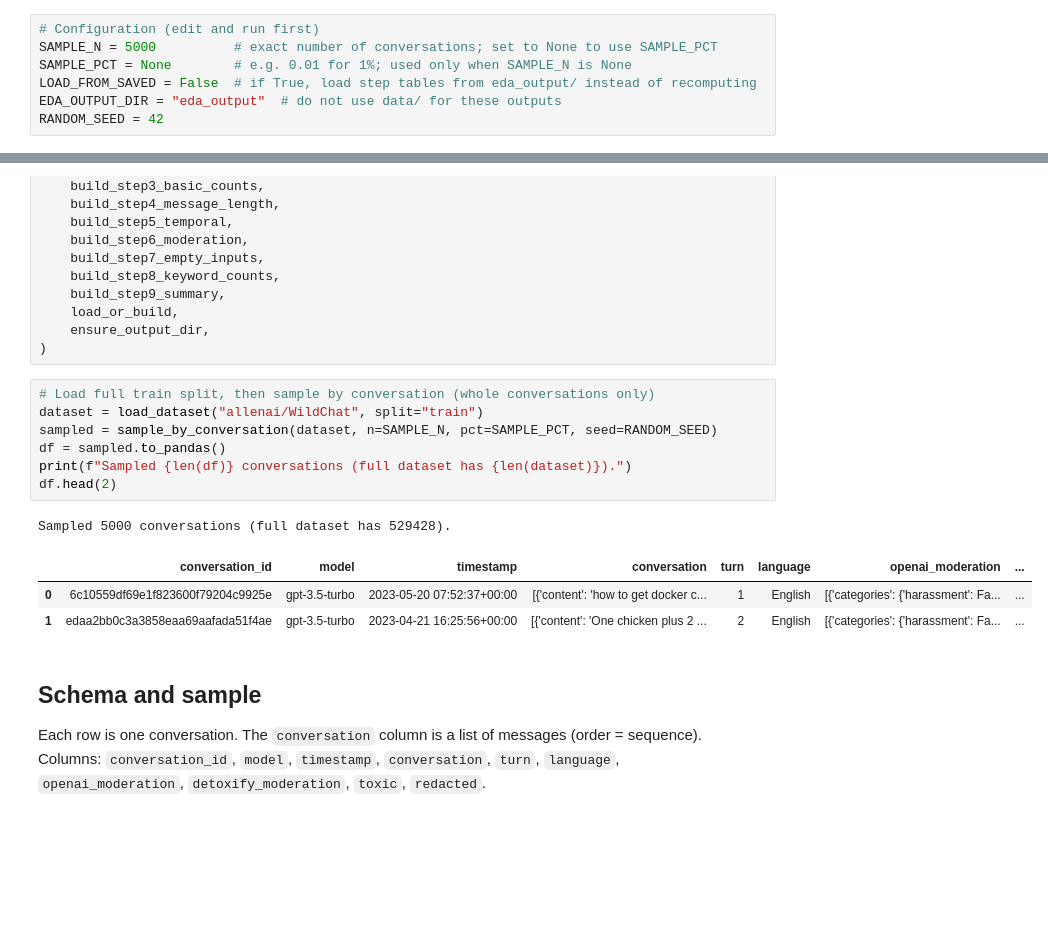
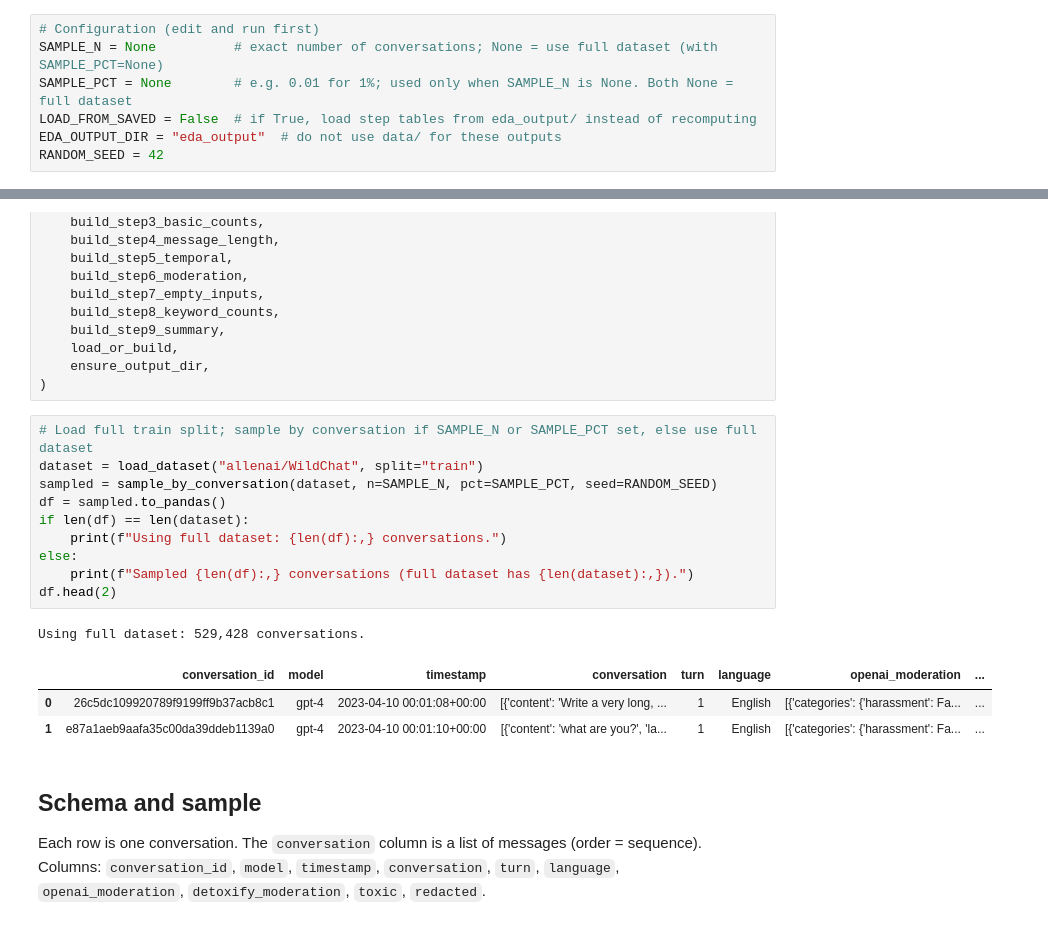
Before and after one commit to lonelysun1990/wild_chat, a Jupyter notebook: explore.ipynb, the cells around one changed output, grey strips where cells are left out. Drawn from its saved outputs; the diff is of its cells as text; blank space fills up the shorter version.

```diff
--- a/explore.ipynb
+++ b/explore.ipynb
@@ -5,8 +5,8 @@ Exploratory data analysis of the [WildChat](https://huggingface.co/datasets/alle
 Mid-stage tables are saved under `eda_output/` (not under `data/`). Set `LOAD_FROM_SAVED = True` to load from disk instead of recomputing.
 # %%
 # Configuration (edit and run first)
-SAMPLE_N = 5000          # exact number of conversations; set to None to use SAMPLE_PCT
-SAMPLE_PCT = None        # e.g. 0.01 for 1%; used only when SAMPLE_N is None
+SAMPLE_N = None          # exact number of conversations; None = use full dataset (with SAMPLE_PCT=None)
+SAMPLE_PCT = None        # e.g. 0.01 for 1%; used only when SAMPLE_N is None. Both None = full dataset
 LOAD_FROM_SAVED = False  # if True, load step tables from eda_output/ instead of recomputing
 EDA_OUTPUT_DIR = "eda_output"  # do not use data/ for these outputs
 RANDOM_SEED = 42
@@ -28,17 +28,20 @@ from eda_utils import (
     ensure_output_dir,
 )
 # %%
-# Load full train split, then sample by conversation (whole conversations only)
+# Load full train split; sample by conversation if SAMPLE_N or SAMPLE_PCT set, else use full dataset
 dataset = load_dataset("allenai/WildChat", split="train")
 sampled = sample_by_conversation(dataset, n=SAMPLE_N, pct=SAMPLE_PCT, seed=RANDOM_SEED)
 df = sampled.to_pandas()
-print(f"Sampled {len(df)} conversations (full dataset has {len(dataset)}).")
+if len(df) == len(dataset):
+    print(f"Using full dataset: {len(df):,} conversations.")
+else:
+    print(f"Sampled {len(df):,} conversations (full dataset has {len(dataset):,}).")
 df.head(2)
 # %% [output]
-Sampled 5000 conversations (full dataset has 529428).
+Using full dataset: 529,428 conversations.
 |  | conversation_id | model | timestamp | conversation | turn | language | openai_moderation | ... |
-| 0 | 6c10559df69e1f823600f79204c9925e | gpt-3.5-turbo | 2023-05-20 07:52:37+00:00 | [{'content': 'how to get docker c... | 1 | English | [{'categories': {'harassment': Fa... | ... |
-| 1 | edaa2bb0c3a3858eaa69aafada51f4ae | gpt-3.5-turbo | 2023-04-21 16:25:56+00:00 | [{'content': 'One chicken plus 2 ... | 2 | English | [{'categories': {'harassment': Fa... | ... |
+| 0 | 26c5dc109920789f9199ff9b37acb8c1 | gpt-4 | 2023-04-10 00:01:08+00:00 | [{'content': 'Write a very long, ... | 1 | English | [{'categories': {'harassment': Fa... | ... |
+| 1 | e87a1aeb9aafa35c00da39ddeb1139a0 | gpt-4 | 2023-04-10 00:01:10+00:00 | [{'content': 'what are you?', 'la... | 1 | English | [{'categories': {'harassment': Fa... | ... |
 # %% [markdown]
 ## Schema and sample
 
```
Also changed, not shown: parts of 14 cells of this notebook, 34 other files.
